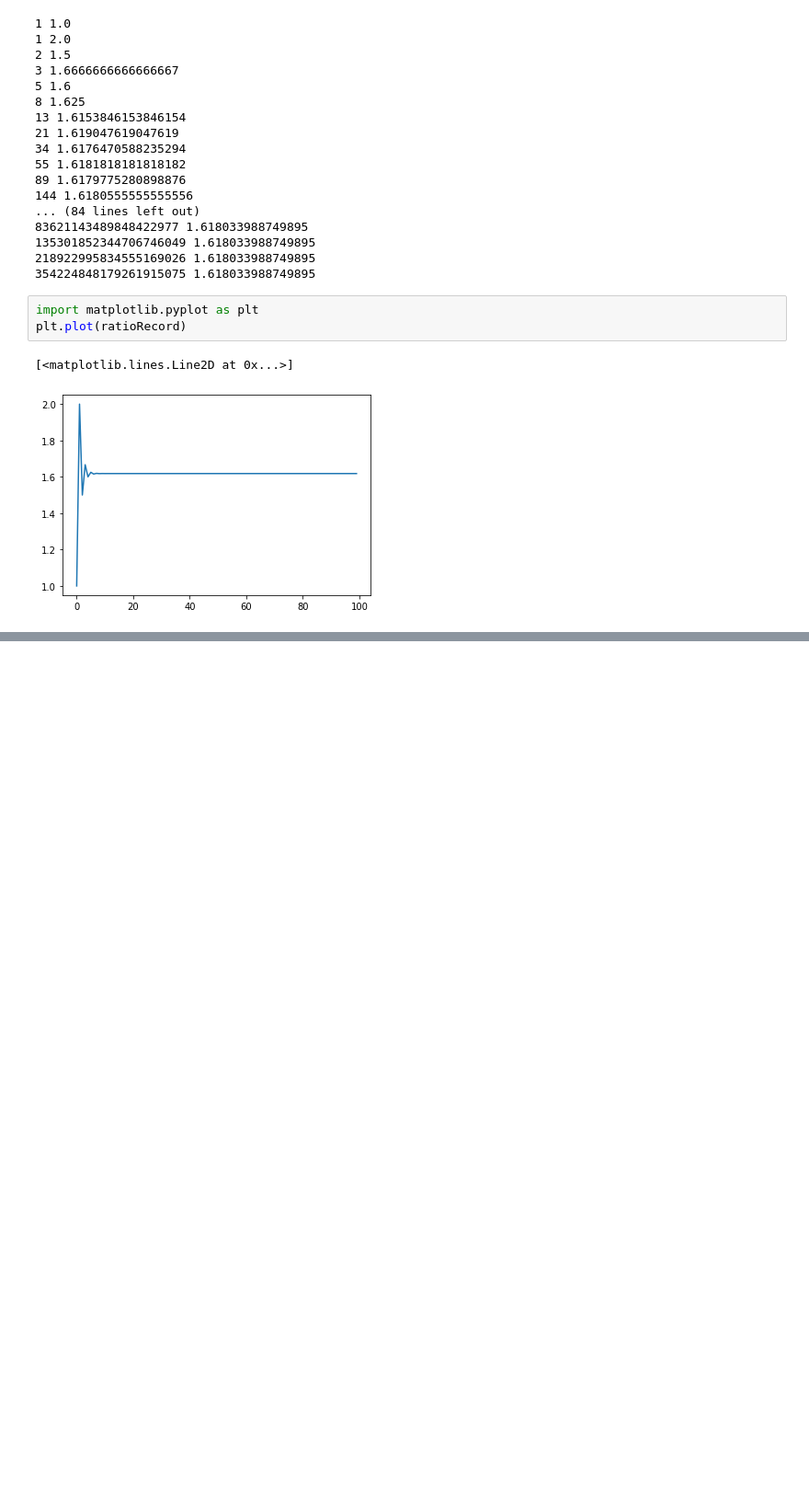
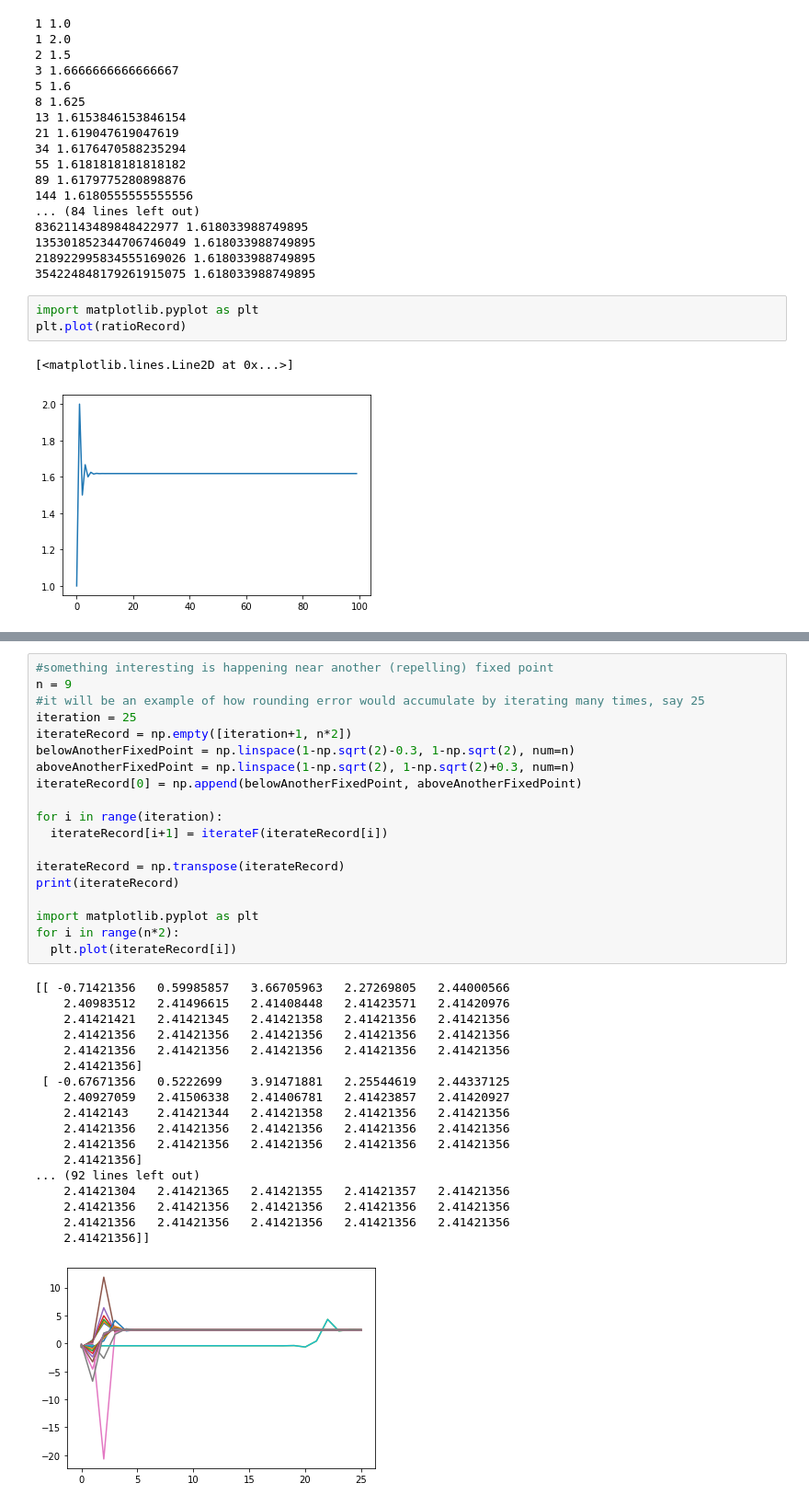
Before and after one commit to HanlunAI/NextGenCurriculumDemonstration, a Jupyter notebook: CollaborationDerivatives.ipynb, the cells around one changed output, grey strips where cells are left out. Shown at 92% size. Cells and saved outputs as stored; diff of their text form; blank space fills up the shorter version.

```diff
--- a/CollaborationDerivatives.ipynb
+++ b/CollaborationDerivatives.ipynb
@@ -39,0 +88,38 @@ plt.plot(ratioRecord)
+# %%
+#something interesting is happening near another (repelling) fixed point
+n = 9
+#it will be an example of how rounding error would accumulate by iterating many times, say 25
+iteration = 25
+iterateRecord = np.empty([iteration+1, n*2])
+belowAnotherFixedPoint = np.linspace(1-np.sqrt(2)-0.3, 1-np.sqrt(2), num=n)
+aboveAnotherFixedPoint = np.linspace(1-np.sqrt(2), 1-np.sqrt(2)+0.3, num=n)
+iterateRecord[0] = np.append(belowAnotherFixedPoint, aboveAnotherFixedPoint)
+
+for i in range(iteration):
+  iterateRecord[i+1] = iterateF(iterateRecord[i])
+
+iterateRecord = np.transpose(iterateRecord)
+print(iterateRecord)
+
+import matplotlib.pyplot as plt
+for i in range(n*2):
+  plt.plot(iterateRecord[i])
+# %% [output]
+[[ -0.71421356   0.59985857   3.66705963   2.27269805   2.44000566
+    2.40983512   2.41496615   2.41408448   2.41423571   2.41420976
+    2.41421421   2.41421345   2.41421358   2.41421356   2.41421356
+    2.41421356   2.41421356   2.41421356   2.41421356   2.41421356
+    2.41421356   2.41421356   2.41421356   2.41421356   2.41421356
+    2.41421356]
+ [ -0.67671356   0.5222699    3.91471881   2.25544619   2.44337125
+    2.40927059   2.41506338   2.41406781   2.41423857   2.41420927
+    2.4142143    2.41421344   2.41421358   2.41421356   2.41421356
+    2.41421356   2.41421356   2.41421356   2.41421356   2.41421356
+    2.41421356   2.41421356   2.41421356   2.41421356   2.41421356
+    2.41421356]
+... (92 lines left out)
+    2.41421304   2.41421365   2.41421355   2.41421357   2.41421356
+    2.41421356   2.41421356   2.41421356   2.41421356   2.41421356
+    2.41421356   2.41421356   2.41421356   2.41421356   2.41421356
+    2.41421356]]
+[figure, added]
```
Also changed, not shown: parts of 4 cells of this notebook.
